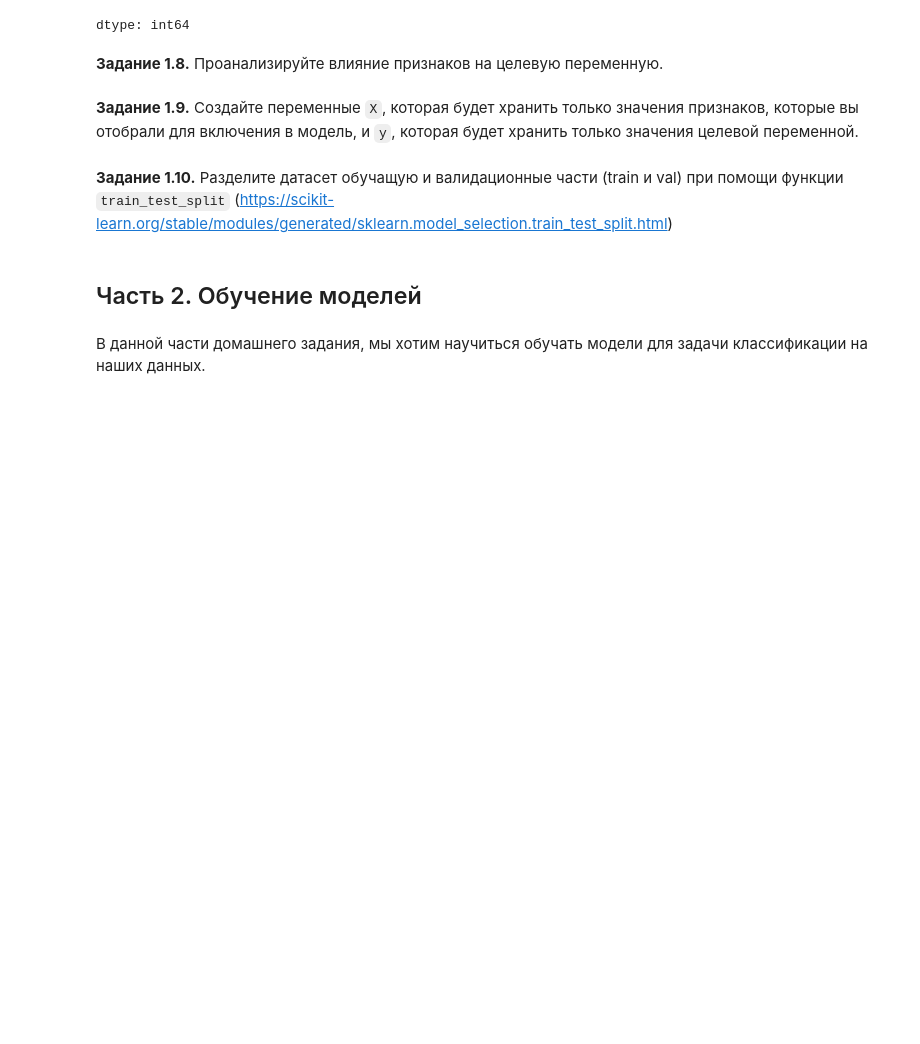
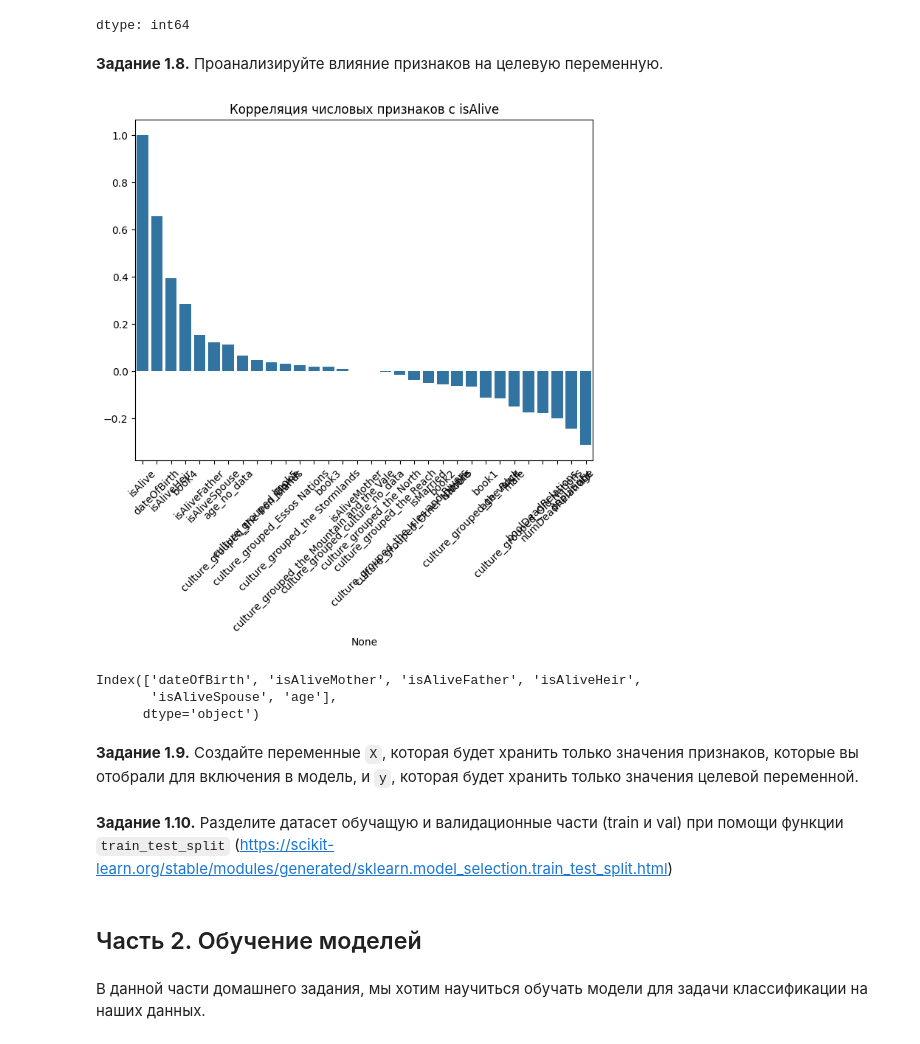
Before and after one commit to Mmkdstaz/courserads, a Jupyter notebook: week_01_ml_intro/Homework/hw_1_game_of_thrones.ipynb, the cells around one changed output. Drawn from its saved outputs; the diff is of its cells as text; code cells hidden in the pictures; blank space fills up the shorter version.

```diff
--- a/week_01_ml_intro/Homework/hw_1_game_of_thrones.ipynb
+++ b/week_01_ml_intro/Homework/hw_1_game_of_thrones.ipynb
@@ -492,0 +489,16 @@ dtype: int64
+# %%
+corr = data.corr()['isAlive'].sort_values(ascending=False)
+plt.figure(figsize=(8,6))
+sns.barplot(x=corr.index, y=corr.values)
+plt.xticks(rotation=45)
+plt.title('Корреляция числовых признаков с isAlive')
+plt.show()
+# %% [output]
+[figure, added]
+# %%
+cols_with_na = data.columns[data.isna().any()]
+cols_with_na
+# %% [output]
+Index(['dateOfBirth', 'isAliveMother', 'isAliveFather', 'isAliveHeir',
+       'isAliveSpouse', 'age'],
+      dtype='object')
```
Also changed, not shown: parts of 22 cells of this notebook.
